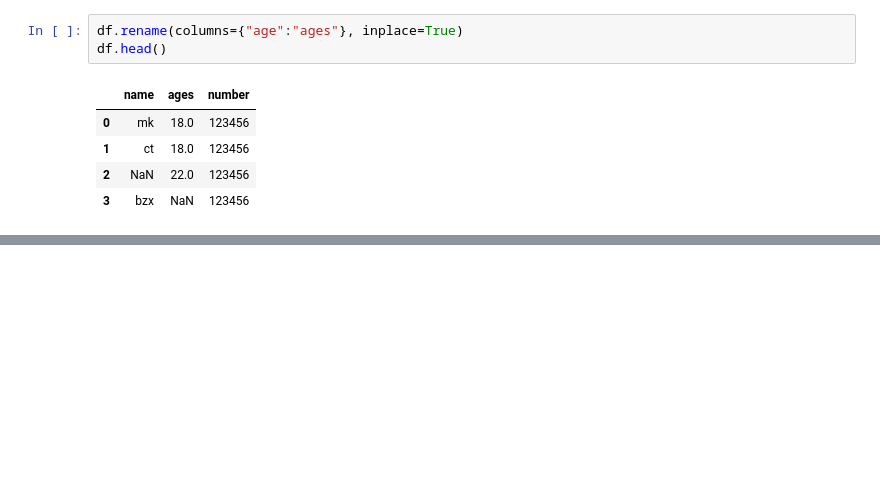
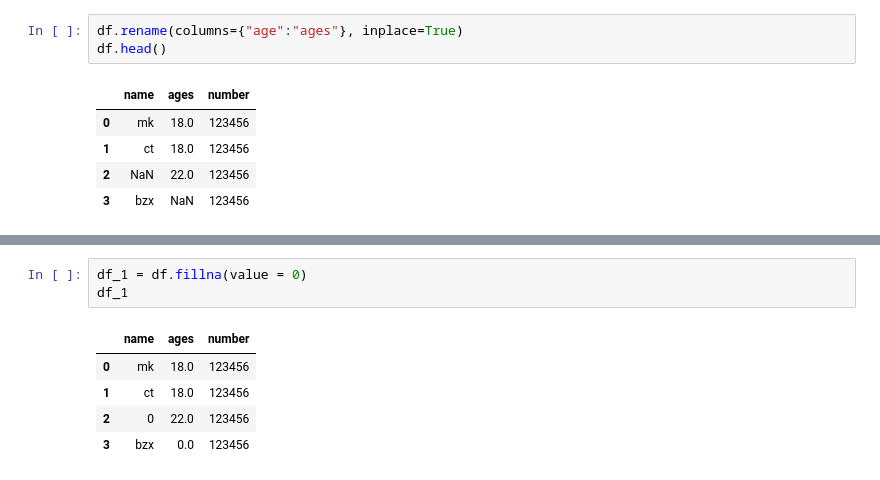
Before and after one commit to Alive-mk/DP, a Jupyter notebook: codes/data preprocessing.ipynb, the cells around one changed output, grey strips where cells are left out. Saved outputs shown, nothing was run; the diff lists cells and outputs as text; blank space fills up the shorter version.

```diff
--- a/codes/data preprocessing.ipynb
+++ b/codes/data preprocessing.ipynb
@@ -218,0 +234,9 @@ df.head()
+# %%
+df_1 = df.fillna(value = 0)
+df_1
+# %% [output]
+|  | name | ages | number |
+| 0 | mk | 18.0 | 123456 |
+| 1 | ct | 18.0 | 123456 |
+| 2 | 0 | 22.0 | 123456 |
+| 3 | bzx | 0.0 | 123456 |
```
Also changed, not shown: parts of 13 cells of this notebook, 2 other files.
